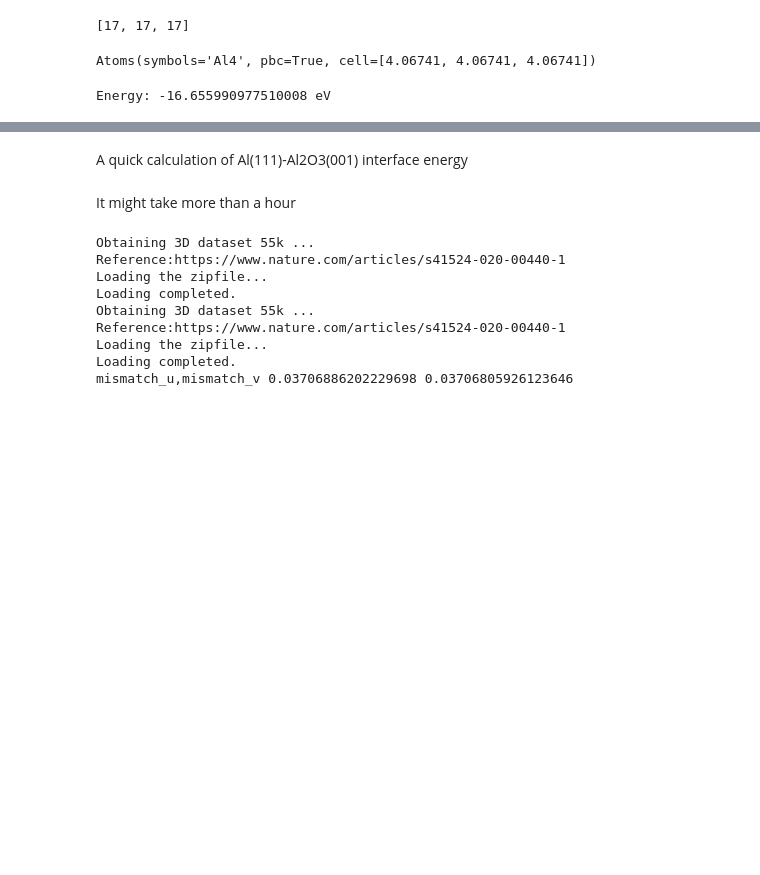
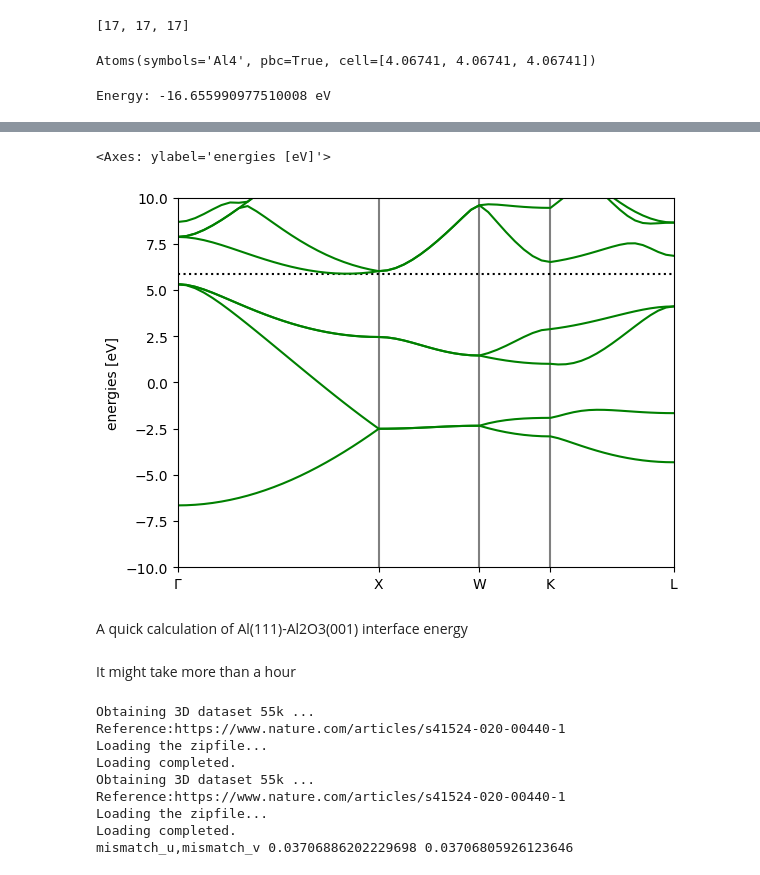
Before and after one commit to JARVIS-Materials-Design/jarvis-tools-notebooks, a Jupyter notebook: jarvis-tools-notebooks/GPAW_Colab.ipynb, the cells around one changed output, grey strips where cells are left out. Saved outputs shown, nothing was run; the diff lists cells and outputs as text; code cells hidden in the pictures; blank space fills up the shorter version.

```diff
--- a/jarvis-tools-notebooks/GPAW_Colab.ipynb
+++ b/jarvis-tools-notebooks/GPAW_Colab.ipynb
@@ -149,0 +175,7 @@ kv
+# %%
+# Restart from ground state and fix potential:
+calc = GPAW('Si_gs.gpw').fixed_density(
+    nbands=16,
+    symmetry='off',
+    kpts={'path': 'GXWKL', 'npoints': 60},
+    convergence={'bands': 8})
@@ -150,3 +200,10 @@ kv
+# %%
+%matplotlib inline
+bs = calc.band_structure()
+bs.plot(filename='bandstructure.png', show=False, emax=10.0)
+# %% [output]
+<Axes: ylabel='energies [eV]'>
+[figure, added]
 # %% [markdown]
 A quick calculation of Al(111)-Al2O3(001) interface energy
 # %%
```
Also changed, not shown: parts of 5 cells of this notebook.
